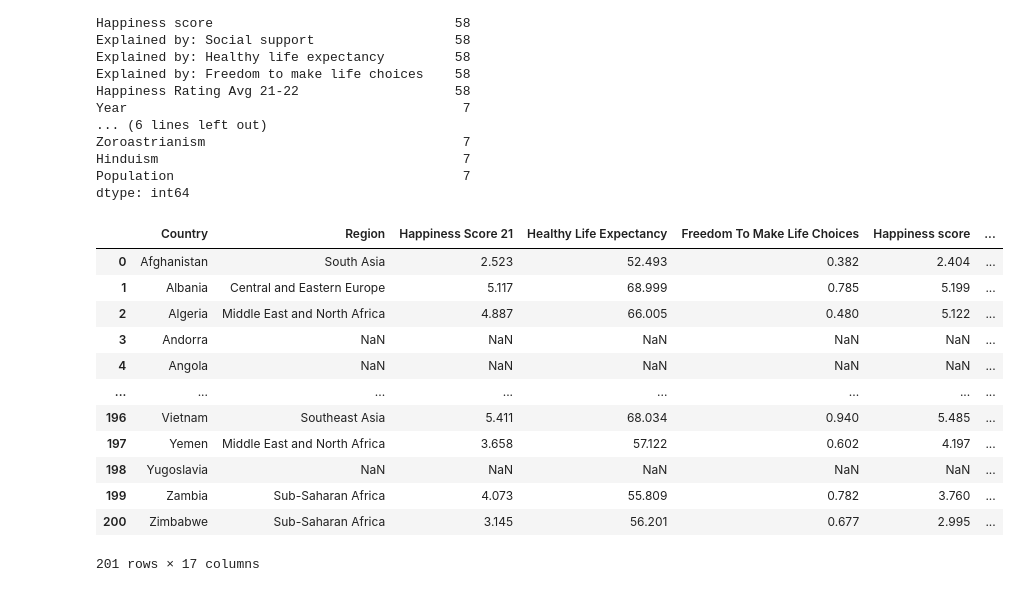
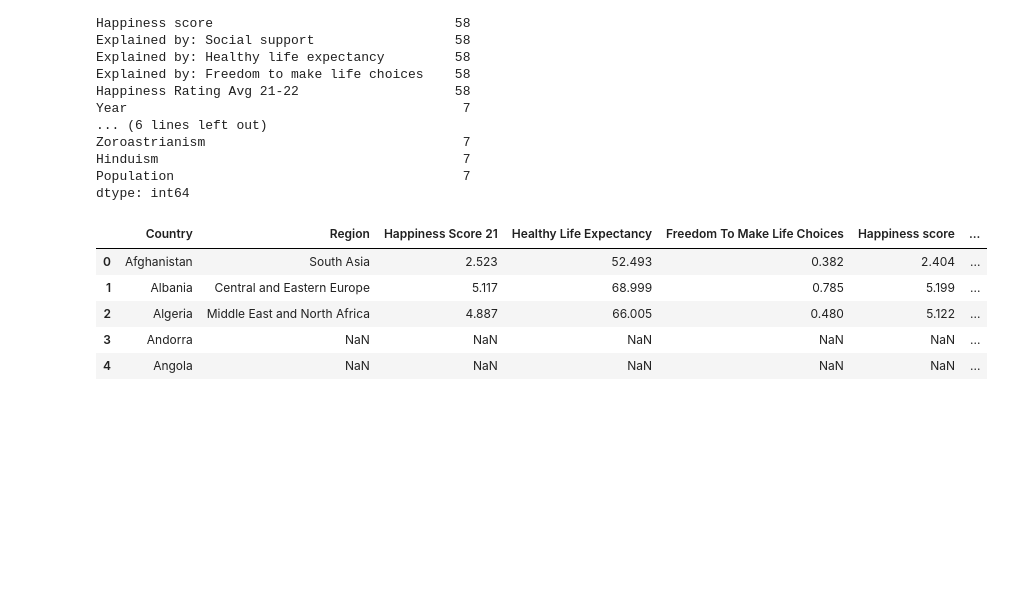
Before and after one commit to shroomtoastie/World_Happiness_project, a Jupyter notebook: main.ipynb, the cells around one changed output. Cells and saved outputs as stored; diff of their text form; code cells hidden in the pictures; blank space fills up the shorter version.

```diff
--- a/main.ipynb
+++ b/main.ipynb
@@ -750,20 +750,13 @@ dtype: int64
 # %%
 happycols_to_drop = ["Social Support", "Explained by: Social support", "Code", "Explained by: Freedom to make life choices"]
 
 happy_religion = happy_religion.drop(columns = happycols_to_drop)
 
-happy_religion
+happy_religion.head()
 # %% [output]
 |  | Country | Region | Happiness Score 21 | Healthy Life Expectancy | Freedom To Make Life Choices | Happiness score | ... |
 | 0 | Afghanistan | South Asia | 2.523 | 52.493 | 0.382 | 2.404 | ... |
 | 1 | Albania | Central and Eastern Europe | 5.117 | 68.999 | 0.785 | 5.199 | ... |
 | 2 | Algeria | Middle East and North Africa | 4.887 | 66.005 | 0.480 | 5.122 | ... |
 | 3 | Andorra | NaN | NaN | NaN | NaN | NaN | ... |
 | 4 | Angola | NaN | NaN | NaN | NaN | NaN | ... |
-| ... | ... | ... | ... | ... | ... | ... | ... |
-| 196 | Vietnam | Southeast Asia | 5.411 | 68.034 | 0.940 | 5.485 | ... |
-| 197 | Yemen | Middle East and North Africa | 3.658 | 57.122 | 0.602 | 4.197 | ... |
-| 198 | Yugoslavia | NaN | NaN | NaN | NaN | NaN | ... |
-| 199 | Zambia | Sub-Saharan Africa | 4.073 | 55.809 | 0.782 | 3.760 | ... |
-| 200 | Zimbabwe | Sub-Saharan Africa | 3.145 | 56.201 | 0.677 | 2.995 | ... |
-201 rows × 17 columns
```
Also changed, not shown: parts of 2 cells of this notebook, 3 other files.
